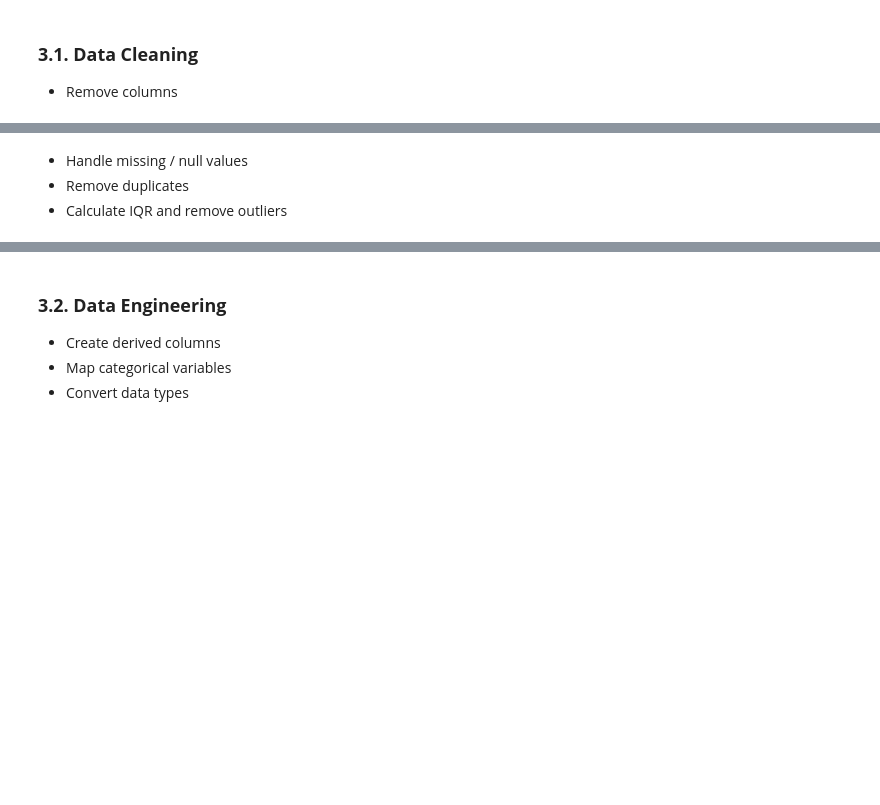
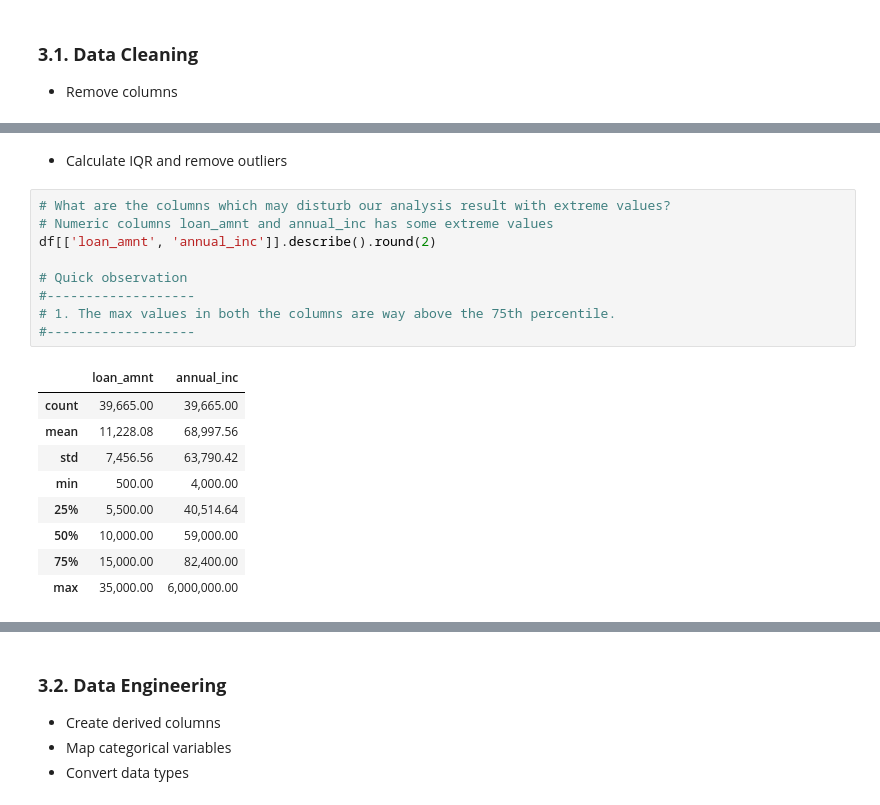
Before and after one commit to uvarajthulasiram/LendingClubCaseStudy, a Jupyter notebook: RefactorV1.ipynb, the cells around one changed output, grey strips where cells are left out. Cells and saved outputs as stored; diff of their text form; blank space fills up the shorter version.

```diff
--- a/RefactorV1.ipynb
+++ b/RefactorV1.ipynb
@@ -293,4 +465,21 @@ df.shape
 # %% [markdown]
-- Handle missing / null values
-- Remove duplicates
 - Calculate IQR and remove outliers
+# %%
+# What are the columns which may disturb our analysis result with extreme values?
+# Numeric columns loan_amnt and annual_inc has some extreme values
+df[['loan_amnt', 'annual_inc']].describe().round(2)
+
+# Quick observation
+#-------------------
+# 1. The max values in both the columns are way above the 75th percentile.
+#-------------------
+# %% [output]
+|  | loan_amnt | annual_inc |
+| count | 39,665.00 | 39,665.00 |
+| mean | 11,228.08 | 68,997.56 |
+| std | 7,456.56 | 63,790.42 |
+| min | 500.00 | 4,000.00 |
+| 25% | 5,500.00 | 40,514.64 |
+| 50% | 10,000.00 | 59,000.00 |
+| 75% | 15,000.00 | 82,400.00 |
+| max | 35,000.00 | 6,000,000.00 |
```
Also changed, not shown: parts of 19 cells of this notebook.
